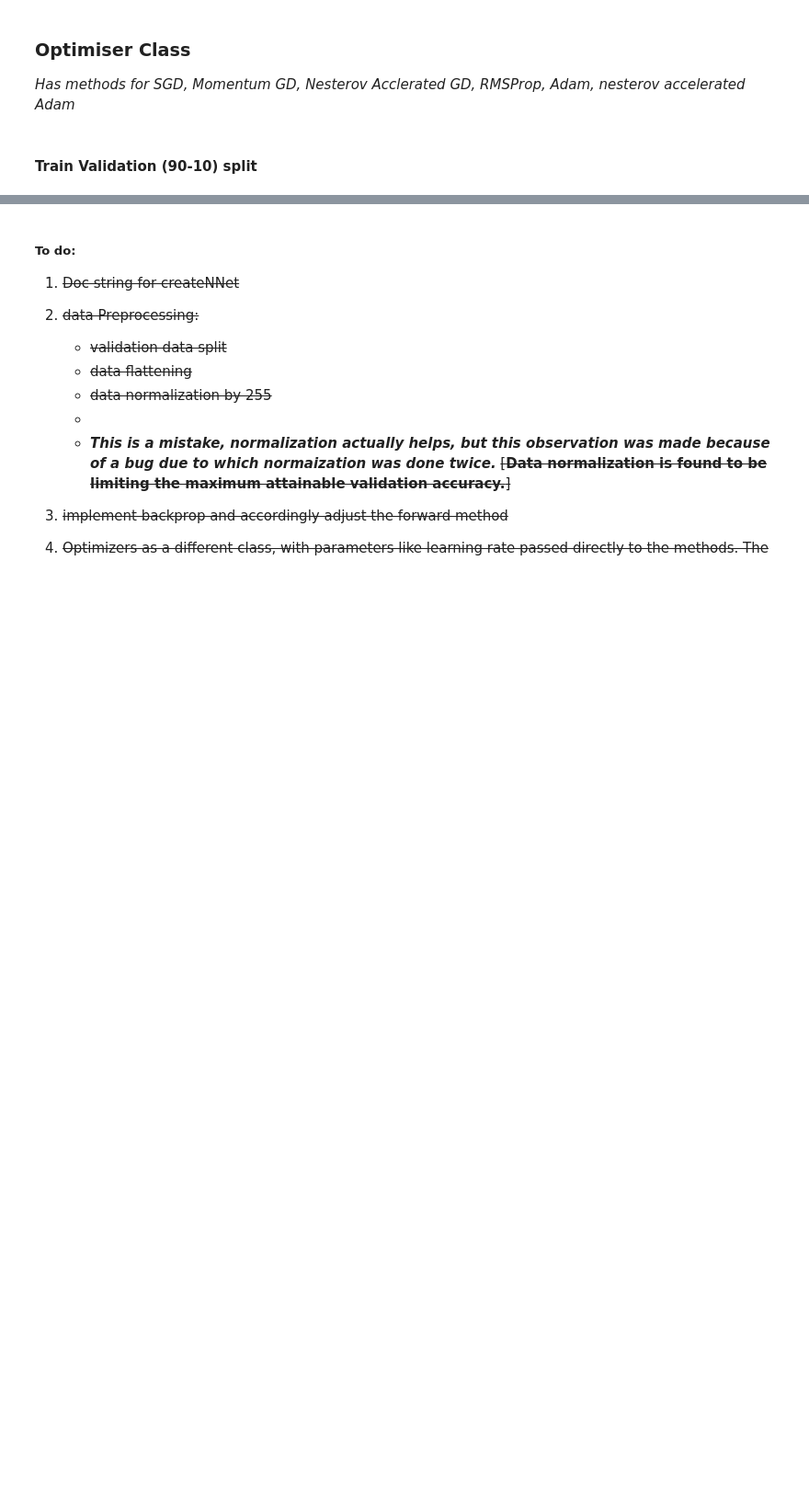
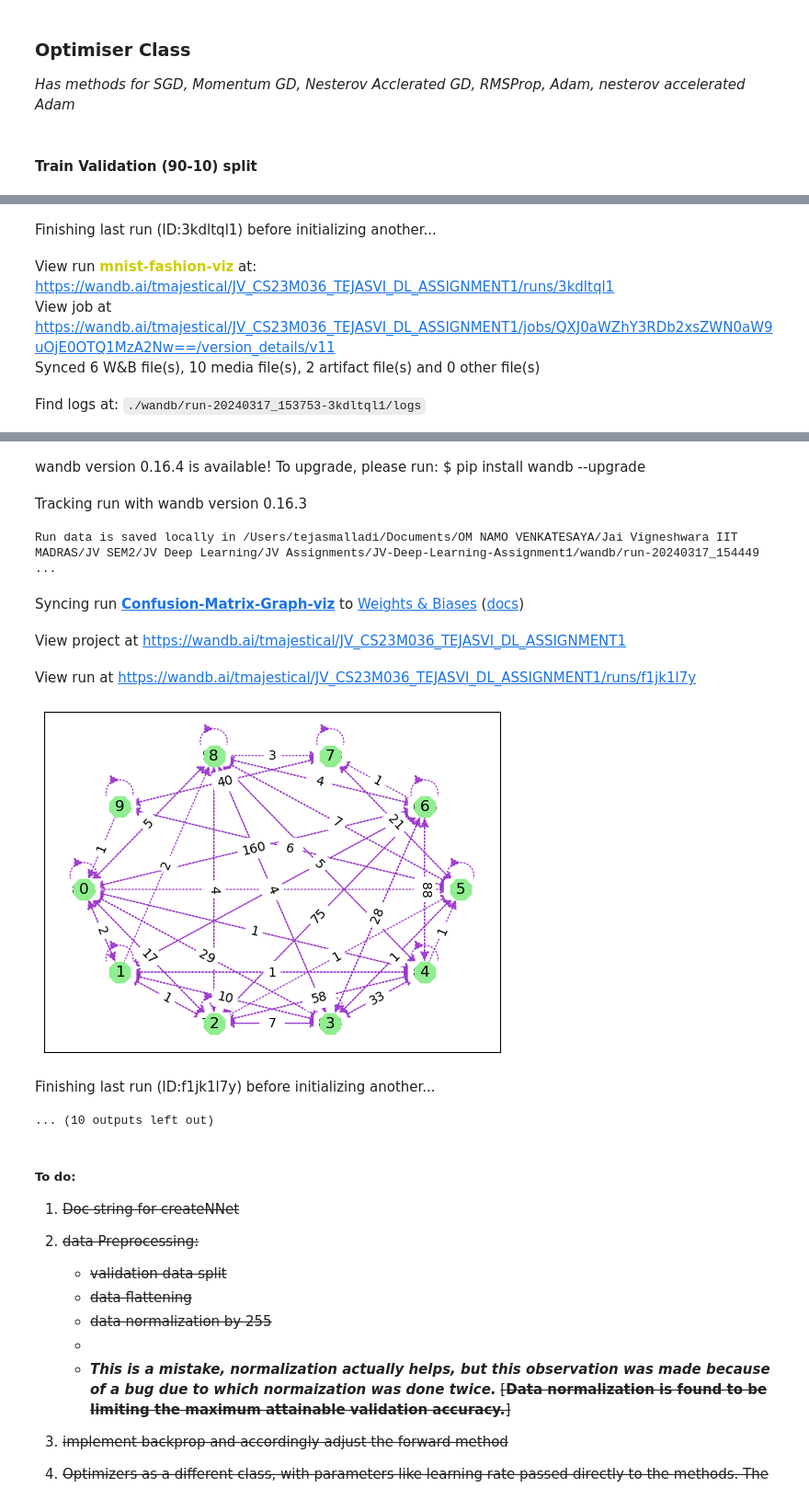
Before and after one commit to TMajestical/JV-Deep-Learning-Assignment1, a Jupyter notebook: JV CS23M036 ASSIGNMENT1.ipynb, the cells around one changed output, grey strips where cells are left out. Shown at 92% size. Saved outputs shown, nothing was run; the diff lists cells and outputs as text; code cells hidden in the pictures; blank space fills up the shorter version.

Commit message:
Added Squared Loss support, Trained model with best(yet) validation accuracy and plotted confusion matrix.

```diff
--- a/JV CS23M036 ASSIGNMENT1.ipynb
+++ b/JV CS23M036 ASSIGNMENT1.ipynb
@@ -179,7 +196,7 @@ class Activation:
         return np.tanh(x)
 
 
-    def relu(self,x):
+    def ReLu(self,x):
         """
         A method to immplement ReLu activation.
 
@@ -237,7 +254,7 @@ class Activation_Gradient:
     and an appropriate elif condition must be added.
     """
 
-    def grad_relu(self,x):
+    def grad_ReLu(self,x):
 
         x[x<=0] = 0
         x[x>0] = 1
@@ -259,12 +276,12 @@ class Activation_Gradient:
         return np.ones(x.shape)
 
 
-    def grad_activation(self,x,activation="relu"):
+    def grad_activation(self,x,activation="ReLu"):
 
         """
         params:
 
-            activation : currently supported : "relu" [Default] ,"tanh",sigmoid".
+            activation : currently supported : "ReLu" [Default] ,"tanh",sigmoid".
 
         returns:
 
@@ -272,8 +289,8 @@ class Activation_Gradient:
 
         """
 
-        if activation=="relu":
-            return self.grad_relu(x)
+        if activation=="ReLu":
+            return self.grad_ReLu(x)
 
         elif activation=="tanh":
             return self.grad_tanh(x)
@@ -1327,5 +1402,5 @@ KeyboardInterrupt:
 # %%
 ### Compute Test Accuracy
 
-optim.compute_accuracy(nn1,[x_test_flattened,y_test],print_stats=True,type_of_data="Test",loss_type="cross entropy")
+confusion_mat = optim.compute_accuracy(nn,[x_test_flattened,y_test],print_stats=True,type_of_data="Test",loss_type="cross entropy",return_confusion_matrix=True)
 # %% [output]
@@ -1332,0 +1458,37 @@ Test Accuracy : 86.06%  Avg. Loss : 0.39
+# %%
+## Visualizing confusion Matrix as a Directed Graph.
+
+def plot_heatmap_confusion_matrix(confusion_mat,wandb_log=False):
+    """
+    Method to Plot confusion matrix in the standard form.
+
+    Params:
+        class_labels : The list labels corresponding to each class
+        confusion_mat :  The confusion matrix returned by Optimiser.compute_accuracy method.
+
+    """
+
+    #sb.heatmap(confusion_mat,annot=[[class_labels for i in range(len(class_labels))]])
+
+    plt.figure(figsize=(8,8))
+    if not wandb_log:
+        plt.title("HeatMap of Confusion Matrix of Test Data")
+    plt.xticks([i for i in range(10)])
+    plt.xlabel("Predicted Class Id")
+    plt.yticks([i for i in range(10)])
+    plt.ylabel("True Class Id")
+    plt.imshow(confusion_mat, cmap='RdPu')
+    if wandb_log:
+        wandb.init(project="JV_CS23M036_TEJASVI_DL_ASSIGNMENT1", name="Confusion-Matrix-HeatMap-viz")
+        wandb.log({"CM as a Heatmap": [wandb.Image(plt, caption="")]})
+# %%
+class_labels = [str(i) for i in range(10)]
+
+plot_graph_confusion_matrix(class_labels,confusion_mat,wandb_log=True)
+plot_heatmap_confusion_matrix(confusion_mat,wandb_log=True)
+# %% [output]
+Finishing last run (ID:3kdltql1) before initializing another...
+View run mnist-fashion-viz at: https://wandb.ai/tmajestical/JV_CS23M036_TEJASVI_DL_ASSIGNMENT1/runs/3kdltql1
+View job at https://wandb.ai/tmajestical/JV_CS23M036_TEJASVI_DL_ASSIGNMENT1/jobs/QXJ0aWZhY3RDb2xsZWN0aW9uOjE0OTQ1MzA2Nw==/version_details/v11
+Synced 6 W&B file(s), 10 media file(s), 2 artifact file(s) and 0 other file(s)
+Find logs at: ./wandb/run-20240317_153753-3kdltql1/logs
@@ -1333,3 +1496,12 @@ Test Accuracy : 86.06%  Avg. Loss : 0.39
+wandb version 0.16.4 is available! To upgrade, please run: $ pip install wandb --upgrade
+Tracking run with wandb version 0.16.3
+Run data is saved locally in /Users/tejasmalladi/Documents/OM NAMO VENKATESAYA/Jai Vigneshwara IIT MADRAS/JV SEM2/JV Deep Learning/JV Assignments/JV-Deep-Learning-Assignment1/wandb/run-20240317_154449 ...
+Syncing run Confusion-Matrix-Graph-viz to Weights & Biases (docs)
+View project at https://wandb.ai/tmajestical/JV_CS23M036_TEJASVI_DL_ASSIGNMENT1
+View run at https://wandb.ai/tmajestical/JV_CS23M036_TEJASVI_DL_ASSIGNMENT1/runs/f1jk1l7y
+[figure, added]
+Finishing last run (ID:f1jk1l7y) before initializing another...
+... (10 outputs left out)
 # %% [markdown]
 ##### To do:
 
```
Also changed, not shown: parts of 11 cells of this notebook.
